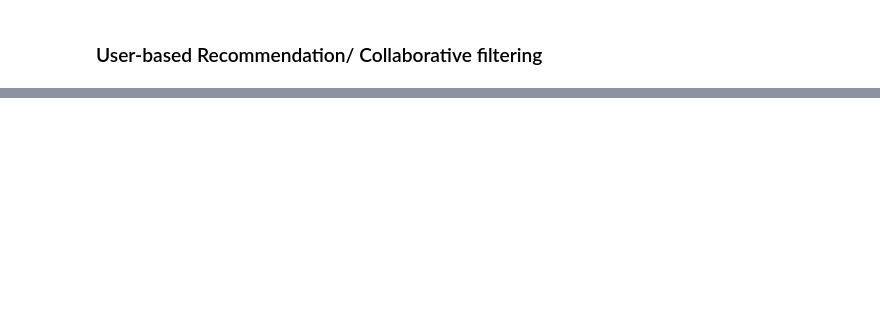
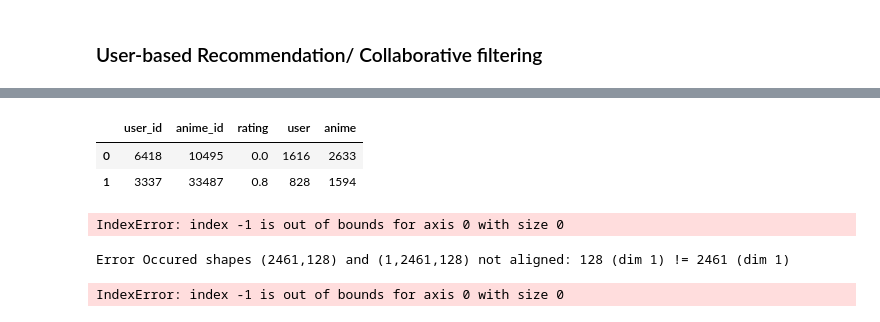
Before and after one commit to Tanav-Kolar/Anime-Recommender-System, a Jupyter notebook: notebook/anime.ipynb, the cells around one changed output, grey strips where cells are left out. Saved outputs shown, nothing was run; the diff lists cells and outputs as text; code cells hidden in the pictures; blank space fills up the shorter version.

```diff
--- a/notebook/anime.ipynb
+++ b/notebook/anime.ipynb
@@ -696,0 +729,6 @@ Error Occured shapes (2461,128) and (1,2461,128) not aligned: 128 (dim 1) != 246
+# %%
+rating_df.head(2)
+# %% [output]
+|  | user_id | anime_id | rating | user | anime |
+| 0 | 6418 | 10495 | 0.0 | 1616 | 2633 |
+| 1 | 3337 | 33487 | 0.8 | 828 | 1594 |
@@ -696,0 +756,4 @@ Error Occured shapes (2461,128) and (1,2461,128) not aligned: 128 (dim 1) != 246
+# %%
+get_user_preferences(11880 , rating_df, df , plot=True)
+# %% [output]
+IndexError: index -1 is out of bounds for axis 0 with size 0
@@ -696,0 +795,8 @@ Error Occured shapes (2461,128) and (1,2461,128) not aligned: 128 (dim 1) != 246
+# %%
+similar_users =find_similar_users(int(11880),user_weights,user2user_encoded,user2user_decoded)
+# %% [output]
+Error Occured shapes (2461,128) and (1,2461,128) not aligned: 128 (dim 1) != 2461 (dim 1)
+# %%
+user_pref = get_user_preferences(11880 , rating_df, df , plot=False)
+# %% [output]
+IndexError: index -1 is out of bounds for axis 0 with size 0
```
Also changed, not shown: parts of 22 cells of this notebook, 2 other files.
